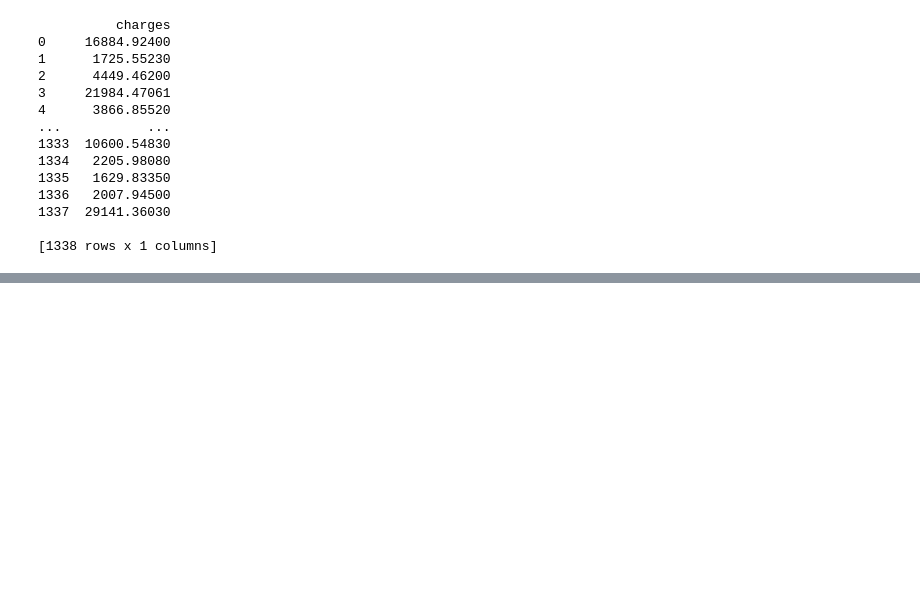
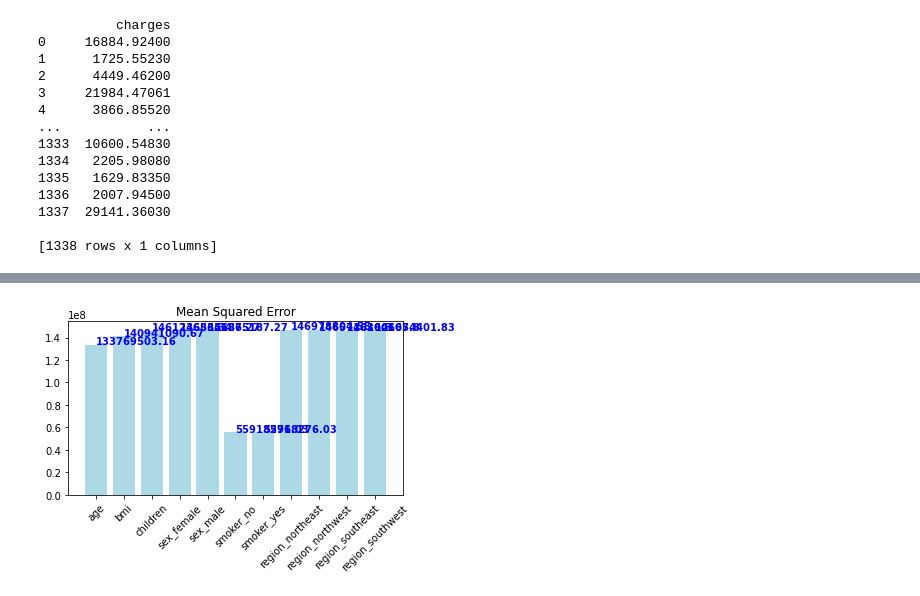
Before and after one commit to Sun-Chirawat/Senior-Project-CS, a Jupyter notebook: regressionModelling.ipynb, the cells around one changed output, grey strips where cells are left out. Saved outputs shown, nothing was run; the diff lists cells and outputs as text; code cells hidden in the pictures; blank space fills up the shorter version.

```diff
--- a/regressionModelling.ipynb
+++ b/regressionModelling.ipynb
@@ -65,8 +105,3 @@ class_target.head()
 | 2 | 4449.46200 |
 | 3 | 21984.47061 |
 | 4 | 3866.85520 |
-# %%
-# Create count plots for all nominal features
-fig, ax = plt.subplots(2, 2, figsize=(15, 7))
-for i, subplot in zip(num_data.columns, ax.flatten()):
-    sns.boxplot(num_data[i], ax=subplot)
@@ -160,0 +185,28 @@ Cross Validation Mean Squared Error: 36957424.100 +/- 5630334.477
+# %%
+#compare single linear regression
+cols = list(X.columns)
+mse = [] #array of mean_squared_error
+
+# loop through each feature (column)
+for i in cols:
+    LR = LinearRegression()
+    cv_results = cross_validate(LR,X[[i]],Y, cv=10, scoring='neg_mean_squared_error')
+    #LR.fit(x_train[[i]], y_train)
+    #y_pred = LR.predict(x_test[[i]])
+    mse.append(abs(cv_results['test_score']).mean())
+# %%
+# created a plot that compare mean_squared_error of each feature
+plt.title('Mean Squared Error')
+no_of_features = len(mse)
+plt.bar(range(no_of_features), mse, color='lightblue', align='center')
+plt.xticks(range(no_of_features), cols, rotation=45)
+plt.xlim([-1, no_of_features])
+
+# set individual bar lables with accuracy value
+for i, v in enumerate(mse):
+    plt.text(i, v, str(round(v,2)), color='blue', fontweight='bold')
+
+plt.tight_layout()
+plt.show()
+# %% [output]
+[figure, added]
```
Also changed, not shown: parts of 14 cells of this notebook, 1 other file.
